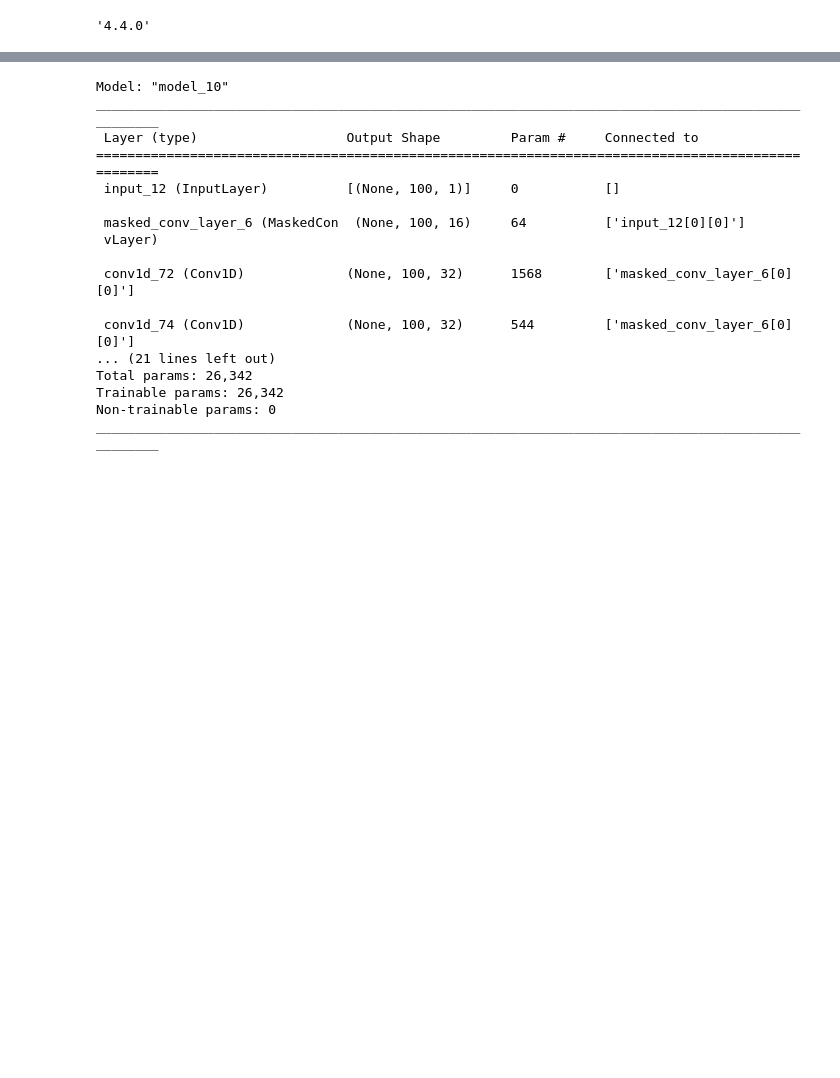
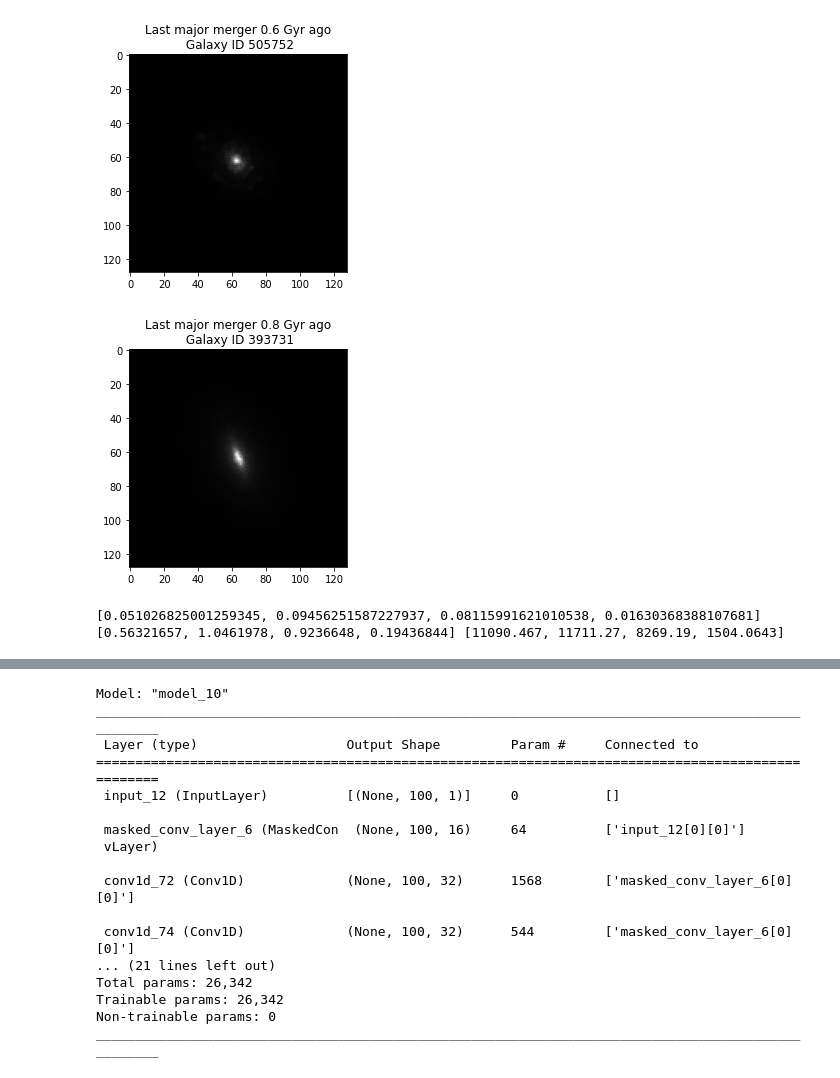
Before and after one commit to EiffL/sfh-inference-hackathon, a Jupyter notebook: notebooks/vae_with_images.ipynb, the cells around one changed output, grey strips where cells are left out. Saved outputs shown, nothing was run; the diff lists cells and outputs as text; code cells hidden in the pictures; blank space fills up the shorter version.

```diff
--- a/notebooks/vae_with_images.ipynb
+++ b/notebooks/vae_with_images.ipynb
@@ -52,4 +51,6 @@ data_dir='/var/home/laatu/tensorflow_datasets'
 Populating the interactive namespace from numpy and matplotlib
+# %%
+data_dir='/gpfsscratch/rech/qrc/commun/tensorflow_datasets'
 # %%
 import tensorflow_datasets as tfds
 dset = tfds.load('sfh_interp', split='train', data_dir=data_dir)
@@ -65,0 +72,4 @@ print(params_size)
+# %%
+image_dset = tfds.load('tng100', split='train', data_dir=data_dir)
+for example in image_dset.take(1):
+    print(example.keys())
@@ -132,4 +115,9 @@ import tensorflow_datasets as tfds
-# %%
-tfds.__version__
-# %% [output]
-'4.4.0'
+# %%
+for example in image_dset.take(2):
+    plt.figure()
+    plt.imshow(example["noiseless_griz"][:,:,1],cmap='gray')
+    lbt=float(example["last_major_merger"])
+    plt.title("Last major merger "+str("{:.1f}".format(lbt))+" Gyr ago"+"\n Galaxy ID "+str(int(example["object_id"])))
+# %% [output]
+[figure, added]
+[figure, added]
@@ -135,0 +150,8 @@ tfds.__version__
+# %%
+
+
+#scaling,mean,maximum=evaluate_scaling(train_dset) #noiseless_griz
+scaling,mean,maximum=evaluate_scaling(image_dset)
+print(scaling,mean,maximum)
+# %% [output]
+[0.051026825001259345, 0.09456251587227937, 0.08115991621010538, 0.01630368388107681] [0.56321657, 1.0461978, 0.9236648, 0.19436844] [11090.467, 11711.27, 8269.19, 1504.0643]
```
Also changed, not shown: parts of 33 cells of this notebook.
